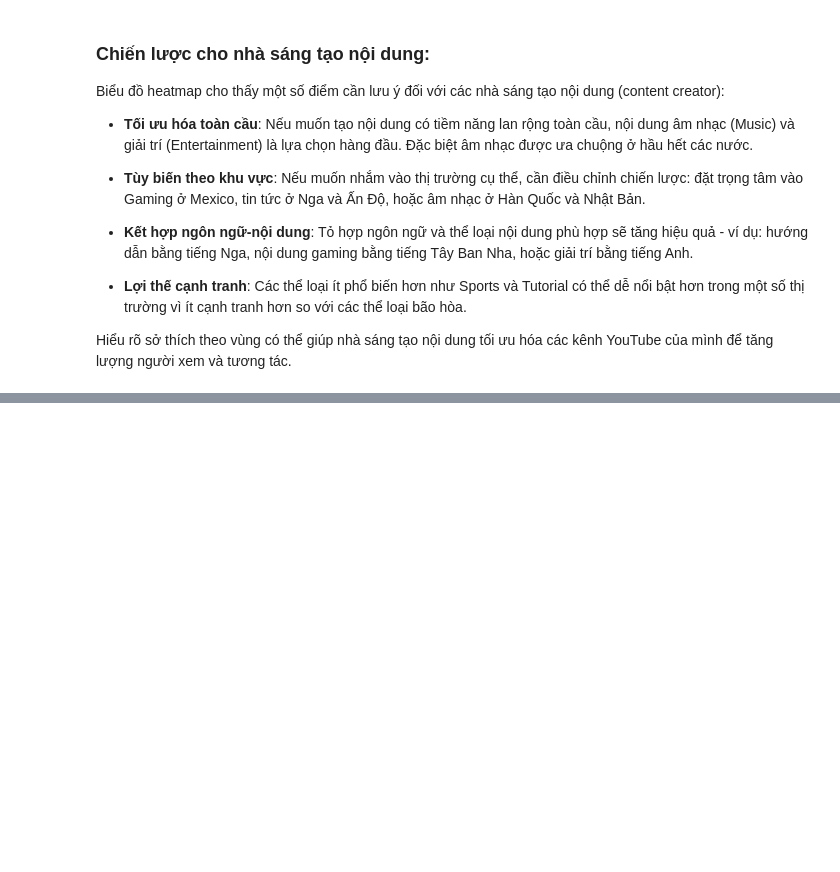
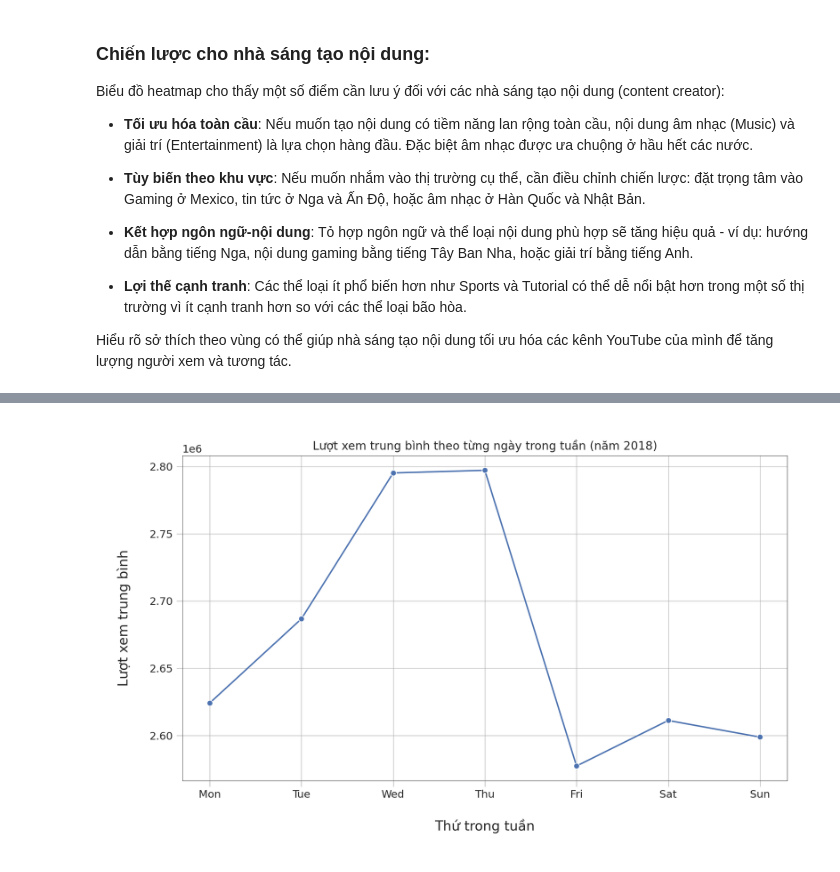
Before and after one commit to YumeSoft/Youtube-Data-Analysis-Project, a Jupyter notebook: Project_DA_cuối_kỳ.ipynb, the cells around one changed output, grey strips where cells are left out. Cells and saved outputs as stored; diff of their text form; code cells hidden in the pictures; blank space fills up the shorter version.

```diff
--- a/Project_DA_cuối_kỳ.ipynb
+++ b/Project_DA_cuối_kỳ.ipynb
@@ -1206,0 +1244,25 @@ Hiểu rõ sở thích theo vùng có thể giúp nhà sáng tạo nội dung t
+# %%
+combined_df["trending_date"] = pd.to_datetime(combined_df["trending_date"], format="%y.%d.%m", errors="coerce")
+
+# Lọc dữ liệu năm 2018
+df_2018 = combined_df[combined_df["trending_date"].dt.year == 2018].copy()
+
+# Thêm cột thứ trong tuần (0=Monday, 6=Sunday)
+df_2018["weekday"] = df_2018["trending_date"].dt.dayofweek
+weekday_names = ['Mon', 'Tue', 'Wed', 'Thu', 'Fri', 'Sat', 'Sun']
+df_2018["weekday_name"] = df_2018["weekday"].apply(lambda x: weekday_names[x])
+
+# Tính lượt xem trung bình theo ngày trong tuần
+views_by_weekday = df_2018.groupby("weekday_name")["views"].mean().reindex(weekday_names).reset_index()
+
+# Vẽ biểu đồ đường
+plt.figure(figsize=(10,6))
+sns.lineplot(data=views_by_weekday, x="weekday_name", y="views", marker="o")
+plt.title("Lượt xem trung bình theo từng ngày trong tuần (năm 2018)")
+plt.xlabel("Thứ trong tuần")
+plt.ylabel("Lượt xem trung bình")
+plt.grid(True)
+plt.tight_layout()
+plt.show()
+# %% [output]
+[figure, added]
```
Also changed, not shown: parts of 11 cells of this notebook.
